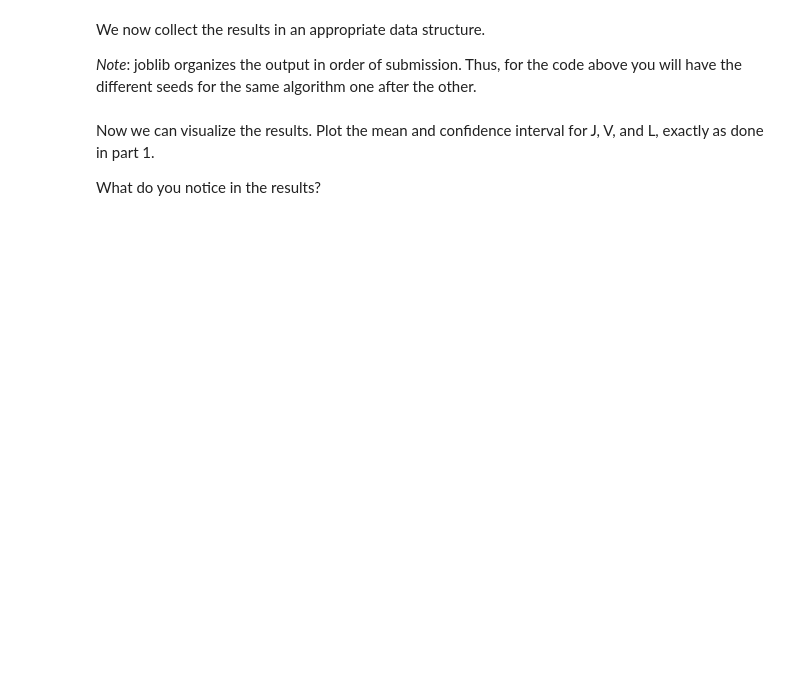
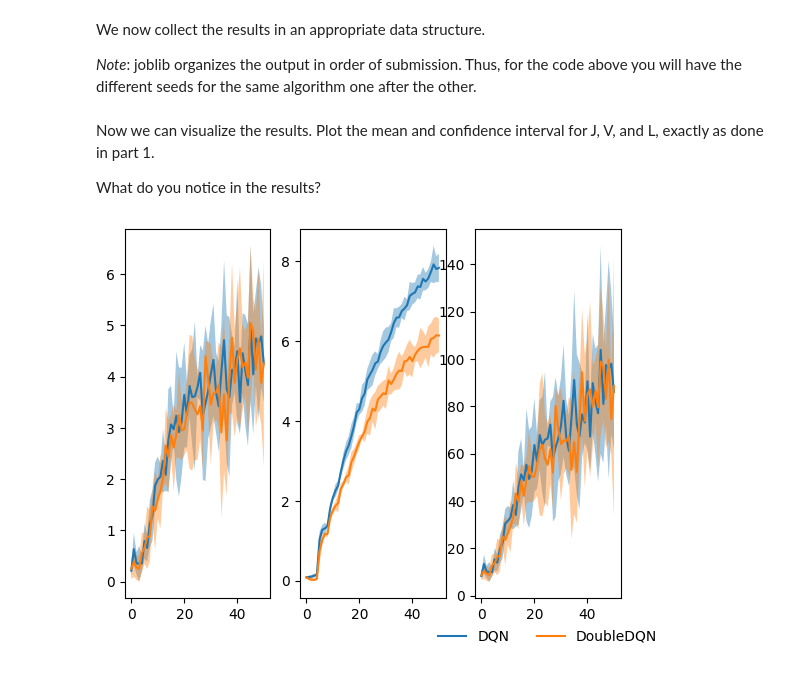
Before and after one commit to axellangenskiold/edap30, a Jupyter notebook: lab4/part_2.ipynb, the cells around one changed output. Cells and saved outputs as stored; diff of their text form; code cells hidden in the pictures; blank space fills up the shorter version.

```diff
--- a/lab4/part_2.ipynb
+++ b/lab4/part_2.ipynb
@@ -801,12 +804,17 @@ What do you notice in the results?
 # %%
 from plot import plot_mean_conf
 
 fig, ax  = plt.subplots(1, 3)
 
 for alg_name, results in result_dict.items():
     # -> TODO: generate three subplots for the metrics J, V and L with mean and confidence intervals <-
-    pass
+    plot_mean_conf(results['J'], ax[0], label=alg_name)
+    plot_mean_conf(results['V'], ax[1], label=alg_name)
+    plot_mean_conf(results['L'], ax[2], label=alg_name)
+
 plt.legend(loc='upper center', bbox_to_anchor=(0.5, -0.05), frameon=False, ncol=2)
 
 plt.savefig('results/test_breakout.png')
 plt.show()
+# %% [output]
+[figure, added]
```
Also changed, not shown: parts of 1 cell of this notebook, 1 other file.
